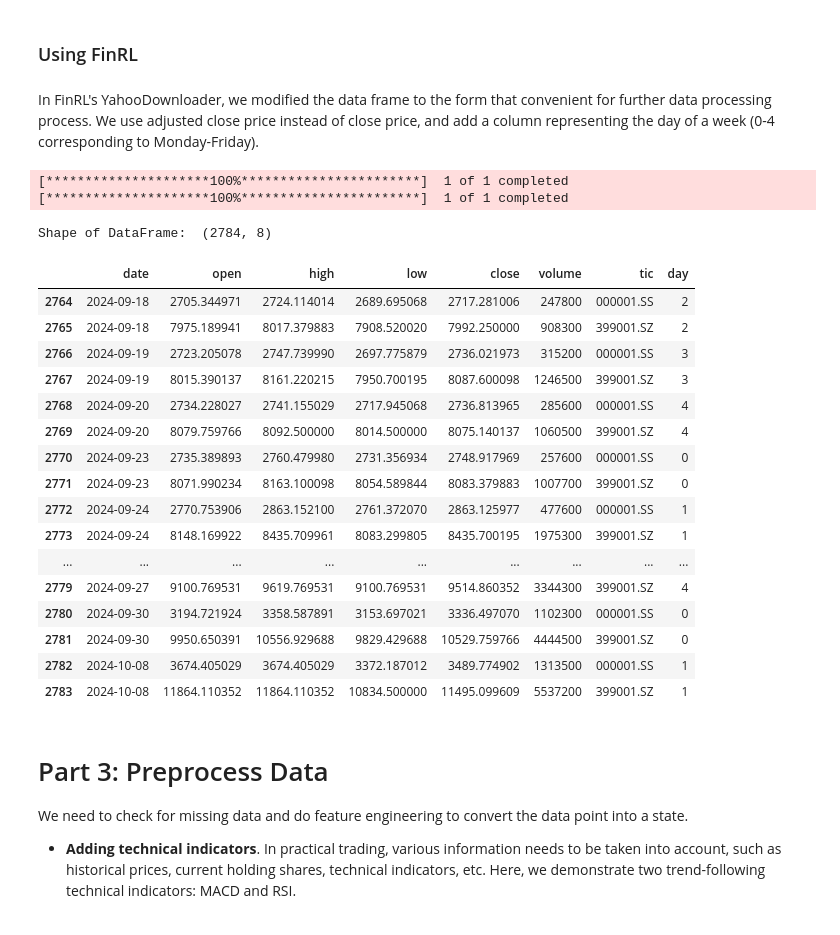
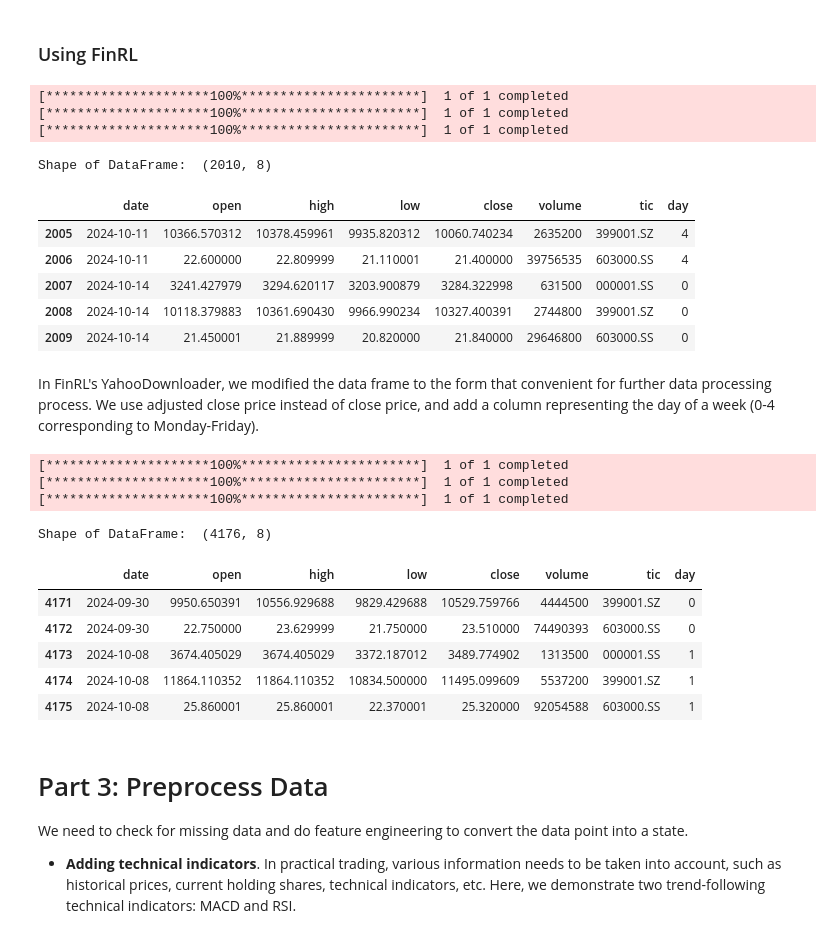
Before and after one commit to pu17/FinRL, a Jupyter notebook: examples/Stock_NeurIPS2018_1_Data copy.ipynb, the cells around one changed output. Cells and saved outputs as stored; diff of their text form; code cells hidden in the pictures.

```diff
--- a/examples/Stock_NeurIPS2018_1_Data copy.ipynb
+++ b/examples/Stock_NeurIPS2018_1_Data copy.ipynb
@@ -44,53 +47,43 @@ TRADE_END_DATE = '2024-10-09'
+# %%
+sz_df_finrl = YahooDownloader(
+    start_date='2022-01-01',
+    end_date='2024-10-15',
+    ticker_list=['000001.SS', '399001.SZ', '603000.SS']
+).fetch_data()
+sz_df_finrl.tail()
+# %% [output]
+[*********************100%***********************]  1 of 1 completed
+[*********************100%***********************]  1 of 1 completed
+[*********************100%***********************]  1 of 1 completed
+Shape of DataFrame:  (2010, 8)
+|  | date | open | high | low | close | volume | tic | day |
+| 2005 | 2024-10-11 | 10366.570312 | 10378.459961 | 9935.820312 | 10060.740234 | 2635200 | 399001.SZ | 4 |
+| 2006 | 2024-10-11 | 22.600000 | 22.809999 | 21.110001 | 21.400000 | 39756535 | 603000.SS | 4 |
+| 2007 | 2024-10-14 | 3241.427979 | 3294.620117 | 3203.900879 | 3284.322998 | 631500 | 000001.SS | 0 |
+| 2008 | 2024-10-14 | 10118.379883 | 10361.690430 | 9966.990234 | 10327.400391 | 2744800 | 399001.SZ | 0 |
+| 2009 | 2024-10-14 | 21.450001 | 21.889999 | 20.820000 | 21.840000 | 29646800 | 603000.SS | 0 |
 # %% [markdown]
 In FinRL's YahooDownloader, we modified the data frame to the form that convenient for further data processing process. We use adjusted close price instead of close price, and add a column representing the day of a week (0-4 corresponding to Monday-Friday).
-# %%
-sz_df_finrl = YahooDownloader(start_date = TRAIN_START_DATE,
-                                end_date = TRADE_END_DATE,
-                                ticker_list = ['000001.SS','399001.SZ']).fetch_data()
-
-                                                # '000001.SH'
-                                                # '002594.SZ','300750.SZ','000333.SZ','000858.SZ',
-   #                                                 '002594.SZ',  # 比亚迪
-   #  '300750.SZ',  # 宁德时代
-   #  '000333.SZ',  # 美的集团
-   #  '000858.SZ',  # 五粮液
-   #  '600036.SZ',  # 招商银行
-   #  '002475.SZ',  # 立讯精密
-   #  '002352.SZ',  # 顺丰控股
-   #  '603259.SH',  # 药明康德
-   #  '000001.SZ'   # 平安银行
-                                                #     'MCHI',       # MSCI中国指数
-                                                #     'FXI',        # iShares中国大盘ETF
-                                                #     'KWEB',        # KraneShares中国互联网ETF
-                                                #  '^GSPC'     # 标普500指数
-                                                #     '^NDX',       # 纳斯达克100指数
-                                                #     '^DJI',       # 道琼斯工业平均指数
-                                                #     '^IXIC',      # 纳斯达克综合指数
-                                                #     '^RUT',       # 罗素2000指数
-# %% [output]
-[*********************100%***********************]  1 of 1 completed
-[*********************100%***********************]  1 of 1 completed
-Shape of DataFrame:  (2784, 8)
+# %%
+sz_df_finrl = YahooDownloader(
+        start_date=TRAIN_START_DATE,
+        end_date=TRADE_END_DATE,
+        ticker_list=['000001.SS', '399001.SZ', '603000.SS']
+    ).fetch_data()
+# %% [output]
+[*********************100%***********************]  1 of 1 completed
+[*********************100%***********************]  1 of 1 completed
+[*********************100%***********************]  1 of 1 completed
+Shape of DataFrame:  (4176, 8)
 # %%
-sz_df_finrl.tail(20)
+sz_df_finrl.tail(5)
 # %% [output]
 |  | date | open | high | low | close | volume | tic | day |
-| 2764 | 2024-09-18 | 2705.344971 | 2724.114014 | 2689.695068 | 2717.281006 | 247800 | 000001.SS | 2 |
-| 2765 | 2024-09-18 | 7975.189941 | 8017.379883 | 7908.520020 | 7992.250000 | 908300 | 399001.SZ | 2 |
-| 2766 | 2024-09-19 | 2723.205078 | 2747.739990 | 2697.775879 | 2736.021973 | 315200 | 000001.SS | 3 |
-| 2767 | 2024-09-19 | 8015.390137 | 8161.220215 | 7950.700195 | 8087.600098 | 1246500 | 399001.SZ | 3 |
-| 2768 | 2024-09-20 | 2734.228027 | 2741.155029 | 2717.945068 | 2736.813965 | 285600 | 000001.SS | 4 |
-| 2769 | 2024-09-20 | 8079.759766 | 8092.500000 | 8014.500000 | 8075.140137 | 1060500 | 399001.SZ | 4 |
-| 2770 | 2024-09-23 | 2735.389893 | 2760.479980 | 2731.356934 | 2748.917969 | 257600 | 000001.SS | 0 |
-| 2771 | 2024-09-23 | 8071.990234 | 8163.100098 | 8054.589844 | 8083.379883 | 1007700 | 399001.SZ | 0 |
-| 2772 | 2024-09-24 | 2770.753906 | 2863.152100 | 2761.372070 | 2863.125977 | 477600 | 000001.SS | 1 |
-| 2773 | 2024-09-24 | 8148.169922 | 8435.709961 | 8083.299805 | 8435.700195 | 1975300 | 399001.SZ | 1 |
-| ... | ... | ... | ... | ... | ... | ... | ... | ... |
-| 2779 | 2024-09-27 | 9100.769531 | 9619.769531 | 9100.769531 | 9514.860352 | 3344300 | 399001.SZ | 4 |
-| 2780 | 2024-09-30 | 3194.721924 | 3358.587891 | 3153.697021 | 3336.497070 | 1102300 | 000001.SS | 0 |
-| 2781 | 2024-09-30 | 9950.650391 | 10556.929688 | 9829.429688 | 10529.759766 | 4444500 | 399001.SZ | 0 |
-| 2782 | 2024-10-08 | 3674.405029 | 3674.405029 | 3372.187012 | 3489.774902 | 1313500 | 000001.SS | 1 |
-| 2783 | 2024-10-08 | 11864.110352 | 11864.110352 | 10834.500000 | 11495.099609 | 5537200 | 399001.SZ | 1 |
+| 4171 | 2024-09-30 | 9950.650391 | 10556.929688 | 9829.429688 | 10529.759766 | 4444500 | 399001.SZ | 0 |
+| 4172 | 2024-09-30 | 22.750000 | 23.629999 | 21.750000 | 23.510000 | 74490393 | 603000.SS | 0 |
+| 4173 | 2024-10-08 | 3674.405029 | 3674.405029 | 3372.187012 | 3489.774902 | 1313500 | 000001.SS | 1 |
+| 4174 | 2024-10-08 | 11864.110352 | 11864.110352 | 10834.500000 | 11495.099609 | 5537200 | 399001.SZ | 1 |
+| 4175 | 2024-10-08 | 25.860001 | 25.860001 | 22.370001 | 25.320000 | 92054588 | 603000.SS | 1 |
 # %% [markdown]
 # Part 3: Preprocess Data
 We need to check for missing data and do feature engineering to convert the data point into a state.
```
Also changed, not shown: parts of 7 cells of this notebook, 8 other files.
